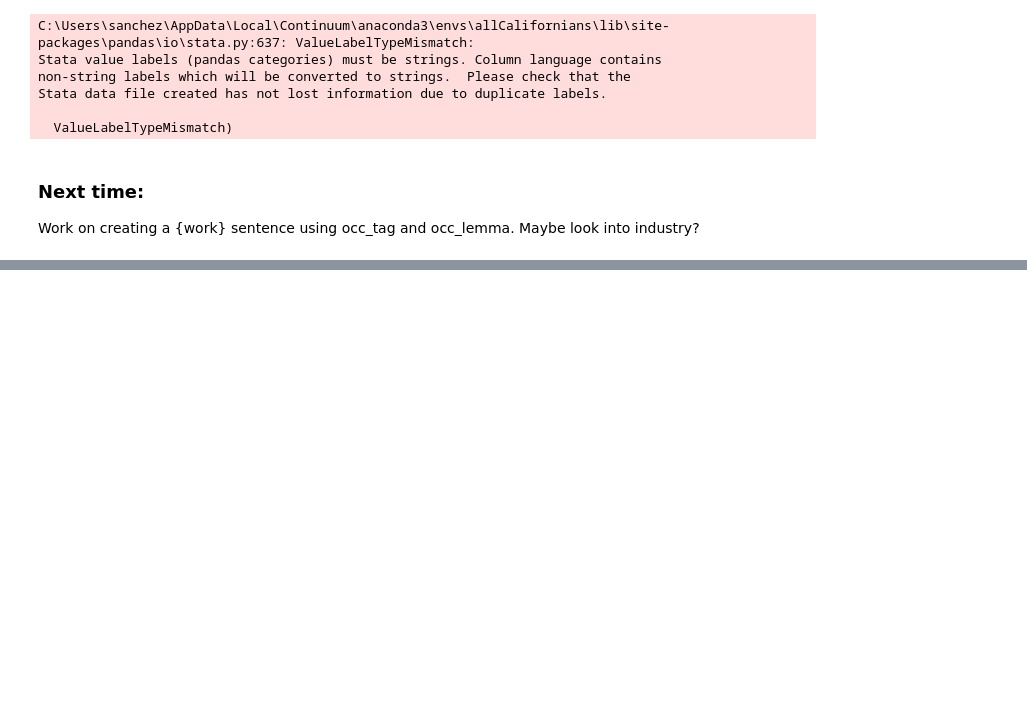
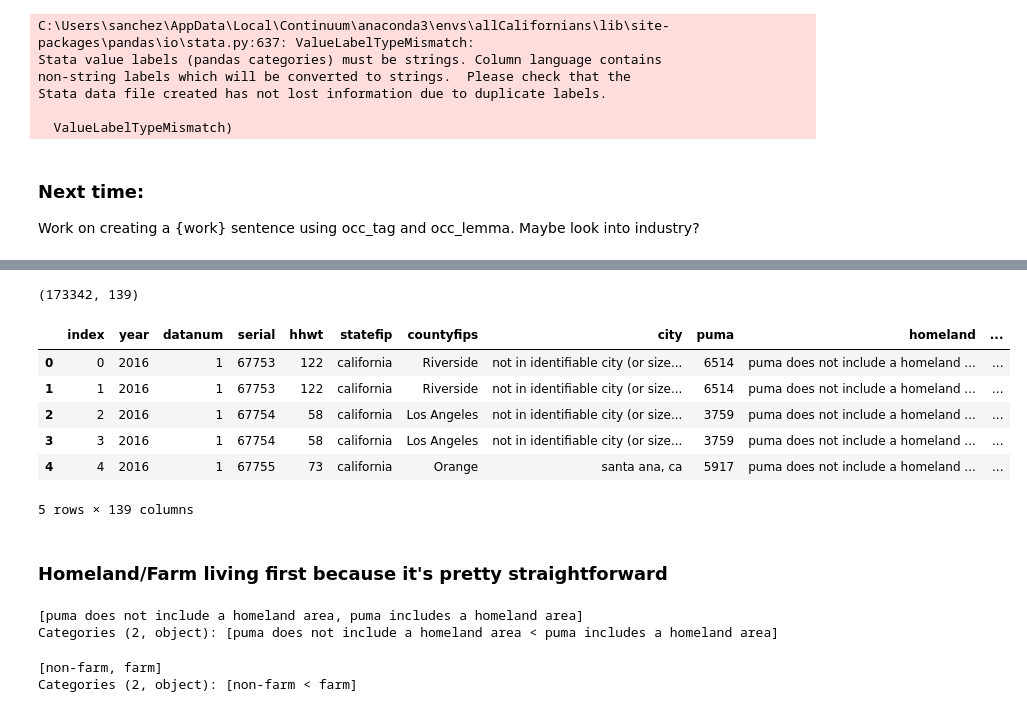
Before and after one commit to kidheracles/demographics-of-los-santos, a Jupyter notebook: src/00 Exploration.ipynb, the cells around one changed output, grey strips where cells are left out. Cells and saved outputs as stored; diff of their text form; code cells hidden in the pictures; blank space fills up the shorter version.

```diff
--- a/src/00 Exploration.ipynb
+++ b/src/00 Exploration.ipynb
@@ -200,7 +200,7 @@ data.head()
 # %%
 working_df = pd.merge(df, data)
 # %%
-with gzip.open("../data/raw/working-101218-dataset.dta.gz", "wb") as file:
+with gzip.open("../data/processed/working-101218-dataset.dta.gz", "wb") as file:
     working_df.to_stata(file)
 # %% [output]
 C:\Users\sanchez\AppData\Local\Continuum\anaconda3\envs\allCalifornians\lib\site-packages\pandas\io\stata.py:637: ValueLabelTypeMismatch:
@@ -214,0 +229,25 @@ Work on creating a {work} sentence using occ_tag and occ_lemma. Maybe look into
+# %%
+with gzip.open("../data/processed/working-101218-dataset.dta.gz", "rb") as file:
+    df = pd.read_stata(file)
+
+df.shape
+df.head()
+# %% [output]
+(173342, 139)
+|  | index | year | datanum | serial | hhwt | statefip | countyfips | city | puma | homeland | ... |
+| 0 | 0 | 2016 | 1 | 67753 | 122 | california | Riverside | not in identifiable city (or size... | 6514 | puma does not include a homeland ... | ... |
+| 1 | 1 | 2016 | 1 | 67753 | 122 | california | Riverside | not in identifiable city (or size... | 6514 | puma does not include a homeland ... | ... |
+| 2 | 2 | 2016 | 1 | 67754 | 58 | california | Los Angeles | not in identifiable city (or size... | 3759 | puma does not include a homeland ... | ... |
+| 3 | 3 | 2016 | 1 | 67754 | 58 | california | Los Angeles | not in identifiable city (or size... | 3759 | puma does not include a homeland ... | ... |
+| 4 | 4 | 2016 | 1 | 67755 | 73 | california | Orange | santa ana, ca | 5917 | puma does not include a homeland ... | ... |
+5 rows × 139 columns
+# %% [markdown]
+### Homeland/Farm living first because it's pretty straightforward
+# %%
+df['homeland'].unique()
+df['farm'].unique()
+# %% [output]
+[puma does not include a homeland area, puma includes a homeland area]
+Categories (2, object): [puma does not include a homeland area < puma includes a homeland area]
+[non-farm, farm]
+Categories (2, object): [non-farm < farm]
```
Also changed, not shown: parts of 22 cells of this notebook, 4 other files.
